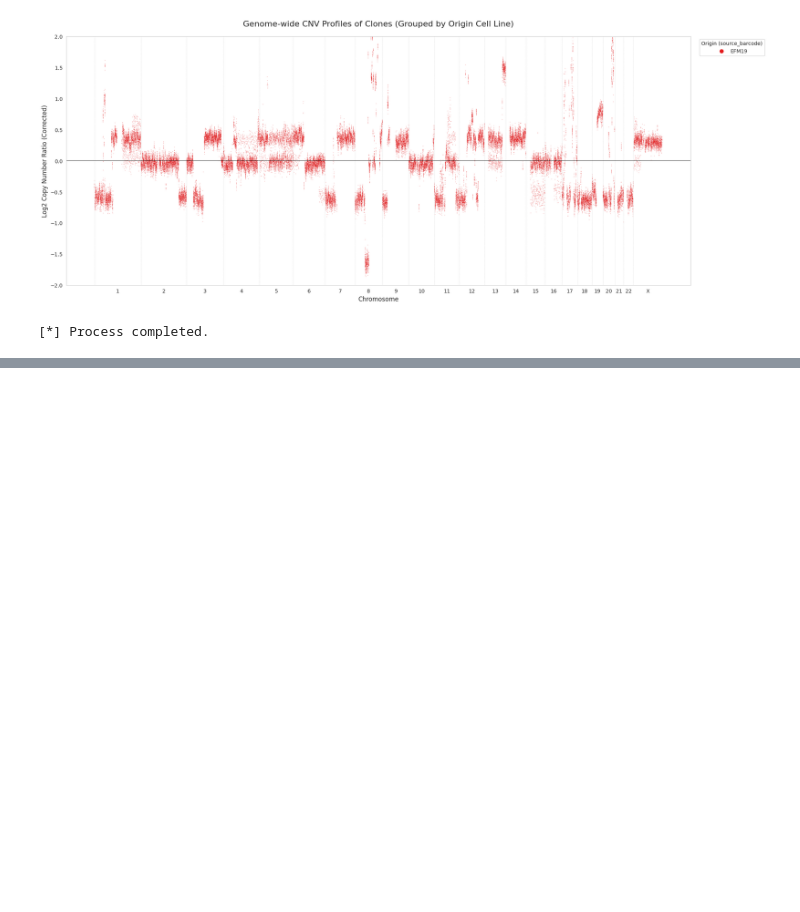
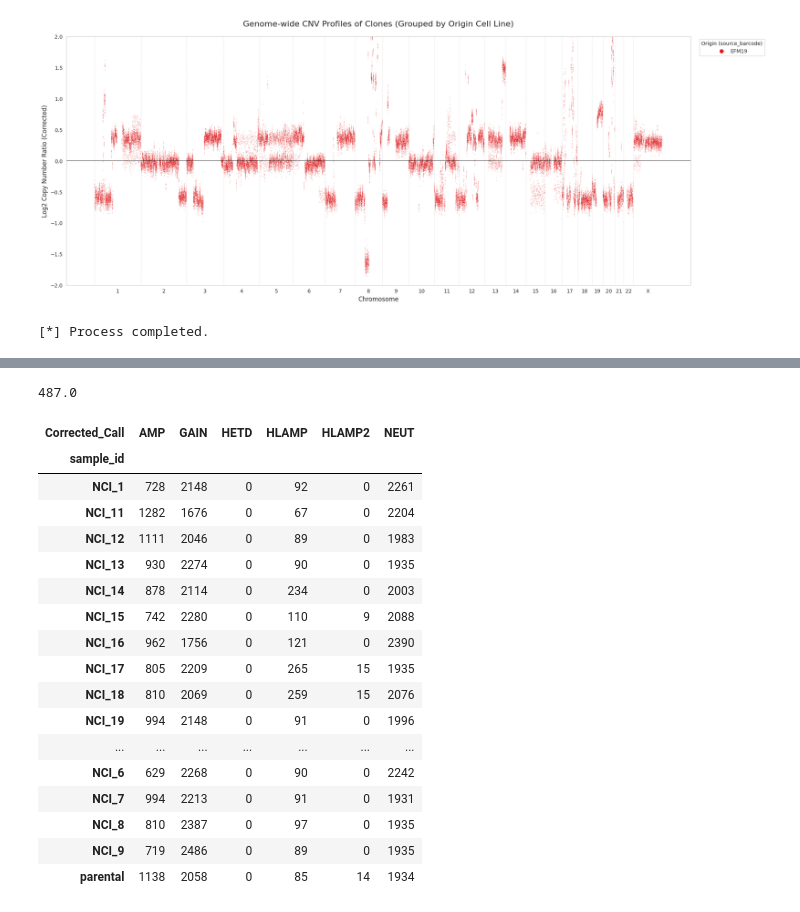
Before and after one commit to JiwonShon/ECTRES, a Jupyter notebook: ichorCNA.ipynb, the cells around one changed output, grey strips where cells are left out. Cells and saved outputs as stored; diff of their text form; code cells hidden in the pictures; blank space fills up the shorter version.

Commit message:
processed ichorCNA to clustered using HLAMP

```diff
--- a/ichorCNA.ipynb
+++ b/ichorCNA.ipynb
@@ -589,3 +588,36 @@ print("[*] Process completed.")
 [*] Generating Genome-wide CNV Plot...
 [figure]
 [*] Process completed.
+# %%
+cna_seg = pd.read_csv('../summary/ichorCNA/ECTRES_ichorCNA_cna_seg_20260319.csv')
+cna_seg.rename(columns = {'sample_id' : 'aliquot_barcode'}, inplace = True)
+# seg = pd.read_csv('../summary/ichorCNA/ECTRES_ichorCNA_seg_20260319.csv')
+
+cna_seg= pd.merge(cna_seg, bam_manifest[['aliquot_barcode','source_barcode','sample_id']], on='aliquot_barcode', how='left')
+
+
+aaSuite_gemline_ms = cna_seg.copy()
+aaSuite_gemline_ms['old_source_barcode'] = aaSuite_gemline_ms['source_barcode']
+aaSuite_gemline_ms['old_sample_id'] = aaSuite_gemline_ms['sample_id']
+
+# 2. 첫 번째 케이스: ECGI1 + EG_21 조합인 경우만 H2170 + NCI_40으로 변경
+cond1 = (aaSuite_gemline_ms['old_source_barcode'] == 'ECGI1') & (aaSuite_gemline_ms['old_sample_id'] == 'EG_21')
+aaSuite_gemline_ms.loc[cond1, 'source_barcode'] = 'H2170'
+aaSuite_gemline_ms.loc[cond1, 'sample_id'] = 'NCI_40'
+
+# 3. 두 번째 케이스: H2170 + NCI_10 조합인 경우만 ECGI1 + EG_40으로 변경
+cond2 = (aaSuite_gemline_ms['old_source_barcode'] == 'H2170') & (aaSuite_gemline_ms['old_sample_id'] == 'NCI_10')
+aaSuite_gemline_ms.loc[cond2, 'source_barcode'] = 'ECGI1'
+aaSuite_gemline_ms.loc[cond2, 'sample_id'] = 'EG_40'
+
+cna_seg = aaSuite_gemline_ms.copy()
+
+
+
+print(cna_seg.shape)
+
+cna_seg.head(2)
+
+cna_seg_sub = cna_seg[cna_seg['source_barcode']=='H2170'].copy()
+
+cna_seg_sub.head(2)
@@ -591,0 +641,4 @@ print("[*] Process completed.")
+# %%
+cna_seg_sub[cna_seg_sub['Corrected_Call']=='HLAMP']['Corrected_Copy_Number'].max()
+# %% [output]
+487.0
@@ -591,0 +652,23 @@ print("[*] Process completed.")
+# %%
+pd.crosstab(index=cna_seg_sub['sample_id'],
+                                 columns=cna_seg_sub['Corrected_Call'],
+                                 dropna=False)
+# %% [output]
+| Corrected_Call | AMP | GAIN | HETD | HLAMP | HLAMP2 | NEUT |
+| sample_id |  |  |  |  |  |  |
+| NCI_1 | 728 | 2148 | 0 | 92 | 0 | 2261 |
+| NCI_11 | 1282 | 1676 | 0 | 67 | 0 | 2204 |
+| NCI_12 | 1111 | 2046 | 0 | 89 | 0 | 1983 |
+| NCI_13 | 930 | 2274 | 0 | 90 | 0 | 1935 |
+| NCI_14 | 878 | 2114 | 0 | 234 | 0 | 2003 |
+| NCI_15 | 742 | 2280 | 0 | 110 | 9 | 2088 |
+| NCI_16 | 962 | 1756 | 0 | 121 | 0 | 2390 |
+| NCI_17 | 805 | 2209 | 0 | 265 | 15 | 1935 |
+| NCI_18 | 810 | 2069 | 0 | 259 | 15 | 2076 |
+| NCI_19 | 994 | 2148 | 0 | 91 | 0 | 1996 |
+| ... | ... | ... | ... | ... | ... | ... |
+| NCI_6 | 629 | 2268 | 0 | 90 | 0 | 2242 |
+| NCI_7 | 994 | 2213 | 0 | 91 | 0 | 1931 |
+| NCI_8 | 810 | 2387 | 0 | 97 | 0 | 1935 |
+| NCI_9 | 719 | 2486 | 0 | 89 | 0 | 1935 |
+| parental | 1138 | 2058 | 0 | 85 | 14 | 1934 |
```
Also changed, not shown: parts of 5 cells of this notebook, 2 other files.
